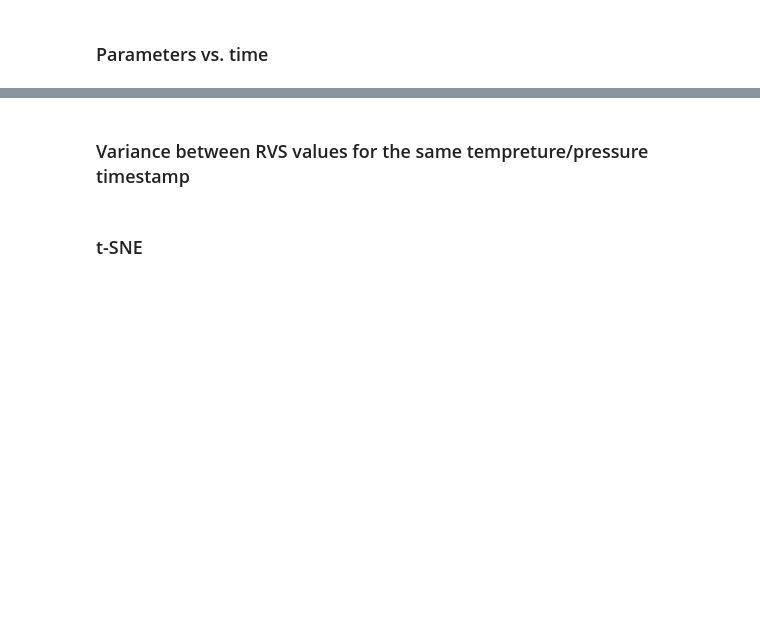
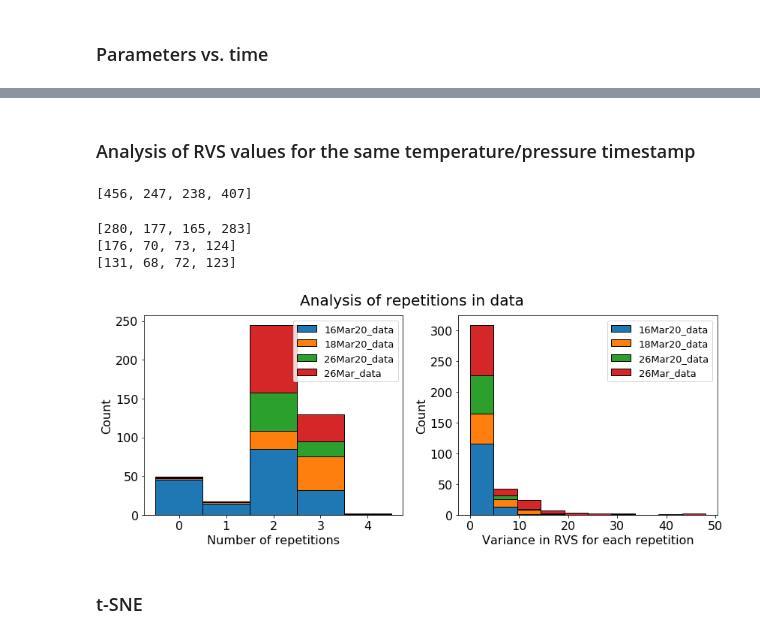
Before and after one commit to svejlgaard/finalproject, a Jupyter notebook: Visualization.ipynb, the cells around one changed output, grey strips where cells are left out. Drawn from its saved outputs; the diff is of its cells as text; code cells hidden in the pictures; blank space fills up the shorter version.

Commit message:
New figure about repetitions in data

```diff
--- a/Visualization.ipynb
+++ b/Visualization.ipynb
@@ -100,2 +102,2 @@ if save:
 # %% [markdown]
-### Variance between RVS values for the same tempreture/pressure timestamp
+### Analysis of RVS values for the same temperature/pressure timestamp
@@ -106,3 +104,68 @@ data_sort
+# %%
+# Clean and put into data_sort
+data_sort = []
+for key in keys:
+    pre_data = []
+    for i in range( len(data_dict[key]) ):
+        if ( (data_dict[key][i,3:] != 0.).all() ) & ( (np.isnan(data_dict[key][i, :])!=True).all() ):
+            pre_data.append( list(data_dict[key][i,:]) )
+    data_sort.append(np.array(pre_data))
+print([len(i) for i in data_sort])
+# %% [output]
+[456, 247, 238, 407]
+# %%
+# Find how many repititions and how much variance in RVS there is
+repetition = []
+RVS_variance = []
+for part in data_sort:
+    pre_rep = []
+    pre_var = []
+    i = 0
+    while i <= (len(part)-1):
+        count = 1
+        while ( (i+count)<(len(part)-1) ):
+            if not (part[i, 3:] == part[i+count, 3:]).all():
+                break
+            count += 1
+
+        if count>1:
+            # Dont find variance when there is no repetition
+            pre_var.append(np.var(part[i:(i+count), 1]))
+        pre_rep.append(count-1)
+        i += count
+    repetition.append(np.array(pre_rep))
+    RVS_variance.append(np.array(pre_var))
+print([sum(i) for i in repetition])
+print([len(i) for i in repetition])
+print([len(i) for i in RVS_variance])
+# %% [output]
+[280, 177, 165, 283]
+[176, 70, 73, 124]
+[131, 68, 72, 123]
+# %%
+bins = np.arange(-0.5, 5.5, 1)
+
+fig = plt.figure(figsize=(12,5))
+plt.suptitle("Analysis of repetitions in data", fontsize=20)
+
+plt.subplot(121)
+plt.hist(repetition, bins=bins, ec='k', label=keys, histtype="barstacked")
+plt.xlabel("Number of repetitions"); plt.ylabel("Count")
+plt.legend(fontsize=13)
+
+plt.subplot(122)
+plt.hist(RVS_variance, ec='k', histtype='barstacked', label=keys)
+plt.xlabel("Variance in RVS for each repetition"); plt.ylabel("Count")
+plt.legend(fontsize=13)
+
+plt.tight_layout()
+plt.subplots_adjust(top=0.9)
+plt.show()
+
+if save:
+    fig.savefig("figs/repetitions.pdf")
+# %% [output]
+[figure, added]
 # %% [markdown]
 ### t-SNE
 # %%
```
Also changed, not shown: parts of 8 cells of this notebook, 6 other files.
